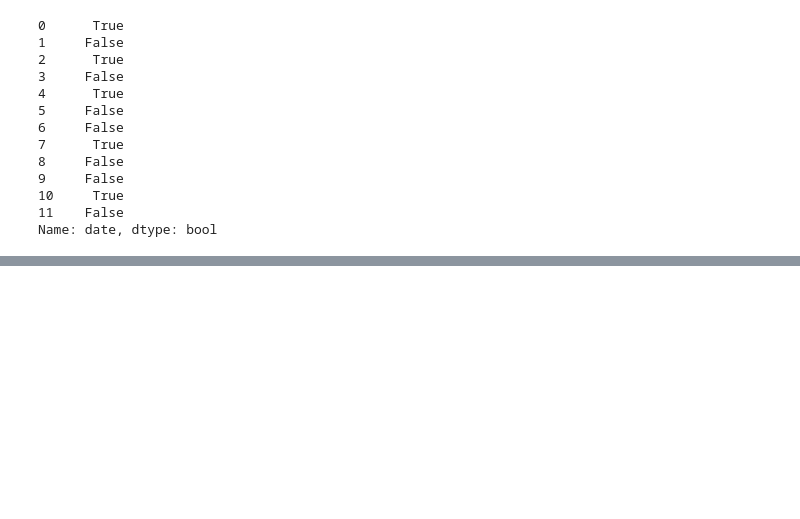
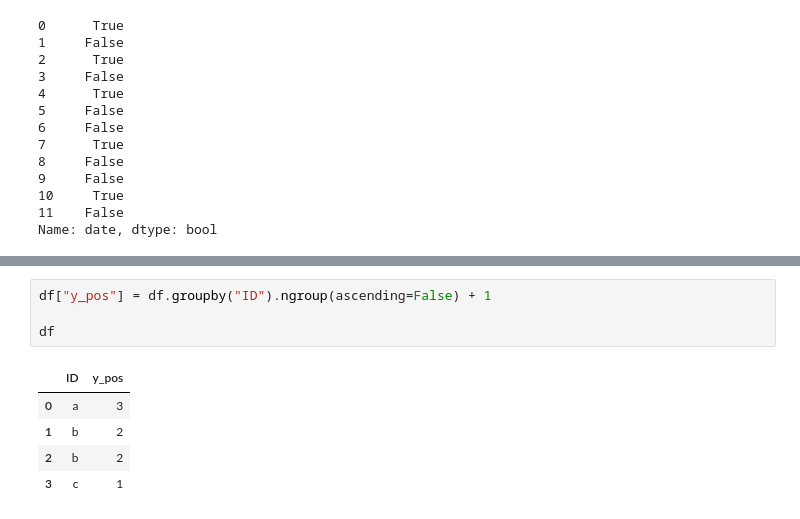
Before and after one commit to AmpedAnalytics/common-tools, a Jupyter notebook: Daily Data/scripts/python/outage_by_region.ipynb, the cells around one changed output, grey strips where cells are left out. Saved outputs shown, nothing was run; the diff lists cells and outputs as text; blank space fills up the shorter version.

```diff
--- a/Daily Data/scripts/python/outage_by_region.ipynb
+++ b/Daily Data/scripts/python/outage_by_region.ipynb
@@ -574,0 +628,10 @@ Name: date, dtype: bool
+# %%
+df["y_pos"] = df.groupby("ID").ngroup(ascending=False) + 1
+
+df
+# %% [output]
+|  | ID | y_pos |
+| 0 | a | 3 |
+| 1 | b | 2 |
+| 2 | b | 2 |
+| 3 | c | 1 |
```
Also changed, not shown: parts of 4 cells of this notebook, 13 other files.
